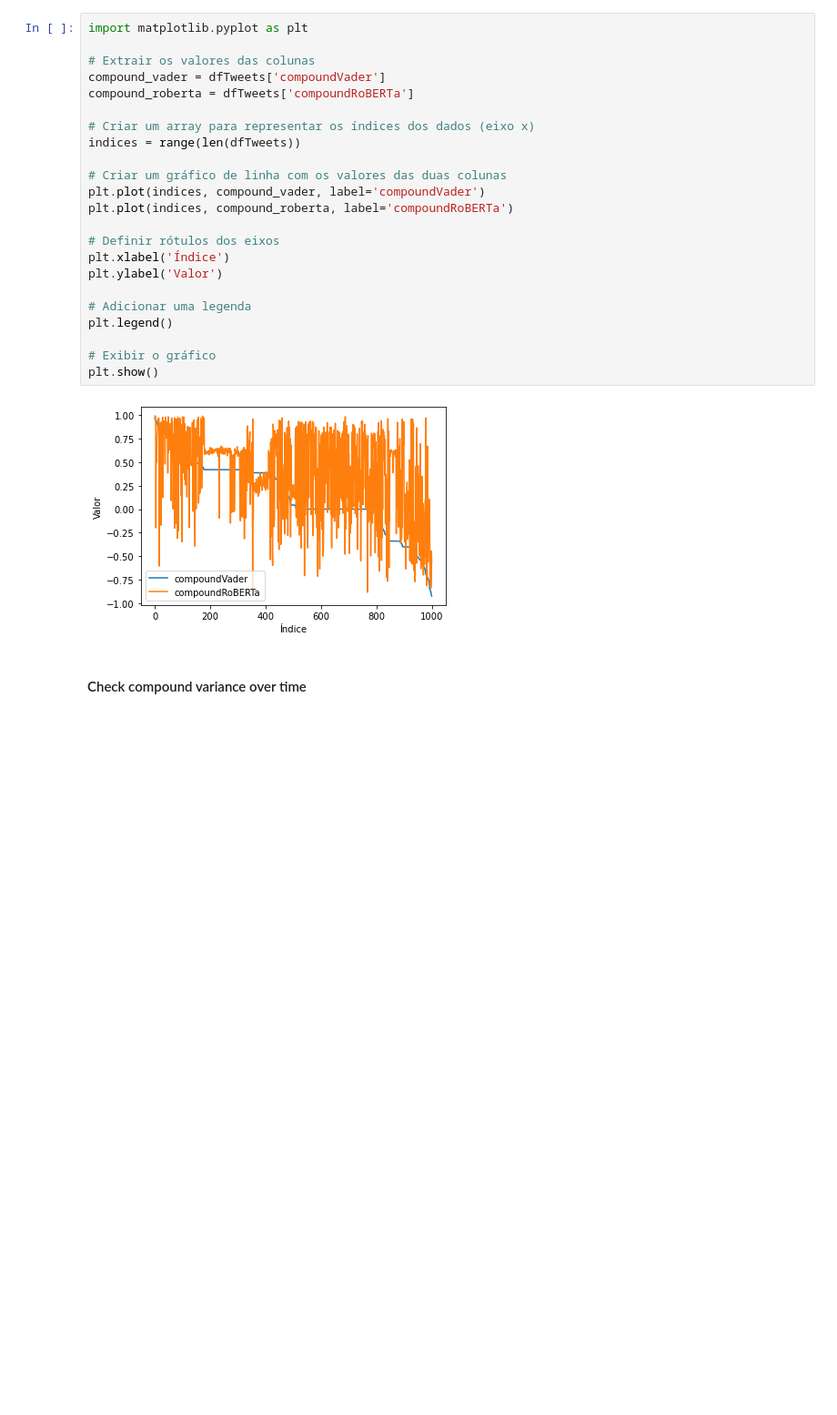
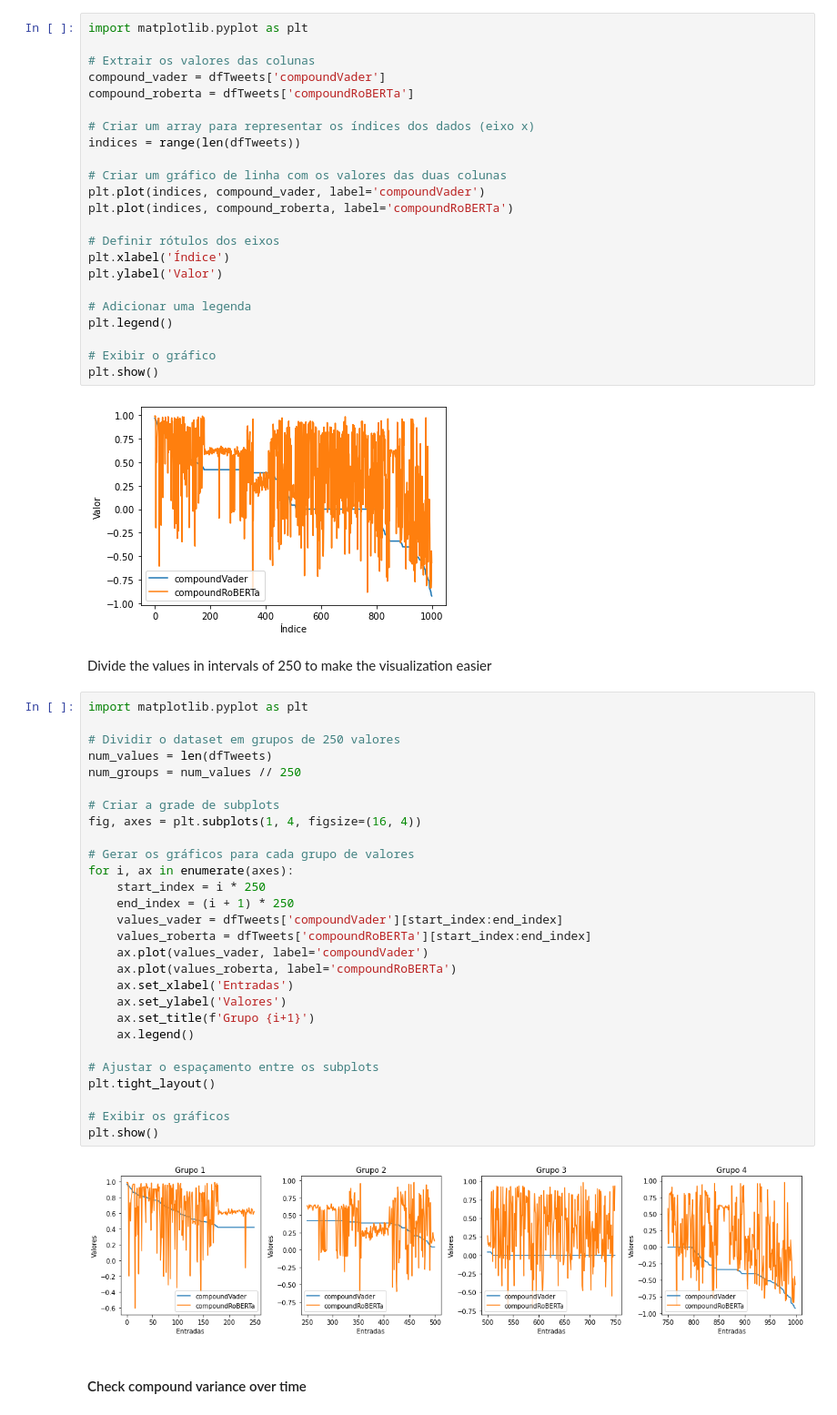
Before and after one commit to rushmetra/MD-Project, a Jupyter notebook: src/analysis.ipynb, the cells around one changed output. Shown at 91% size. Saved outputs shown, nothing was run; the diff lists cells and outputs as text; blank space fills up the shorter version.

```diff
--- a/src/analysis.ipynb
+++ b/src/analysis.ipynb
@@ -166,6 +166,38 @@ plt.legend()
 plt.show()
 # %% [output]
 [figure]
+# %% [markdown]
+Divide the values in intervals of 250 to make the visualization easier
+# %%
+import matplotlib.pyplot as plt
+
+# Dividir o dataset em grupos de 250 valores
+num_values = len(dfTweets)
+num_groups = num_values // 250
+
+# Criar a grade de subplots
+fig, axes = plt.subplots(1, 4, figsize=(16, 4))
+
+# Gerar os gráficos para cada grupo de valores
+for i, ax in enumerate(axes):
+    start_index = i * 250
+    end_index = (i + 1) * 250
+    values_vader = dfTweets['compoundVader'][start_index:end_index]
+    values_roberta = dfTweets['compoundRoBERTa'][start_index:end_index]
+    ax.plot(values_vader, label='compoundVader')
+    ax.plot(values_roberta, label='compoundRoBERTa')
+    ax.set_xlabel('Entradas')
+    ax.set_ylabel('Valores')
+    ax.set_title(f'Grupo {i+1}')
+    ax.legend()
+
+# Ajustar o espaçamento entre os subplots
+plt.tight_layout()
+
+# Exibir os gráficos
+plt.show()
+# %% [output]
+[figure, added]
 # %% [markdown]
 #### Check compound variance over time
 # %%
```
Also changed, not shown: parts of 5 cells of this notebook.
